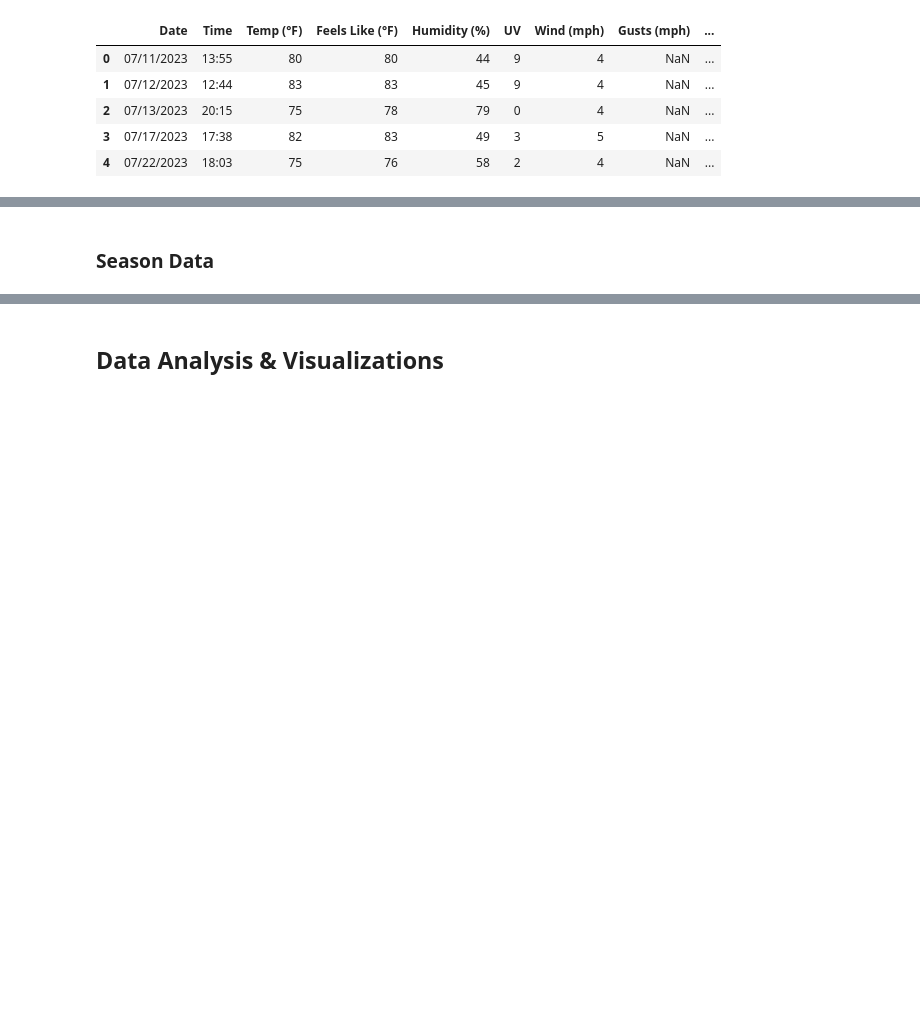
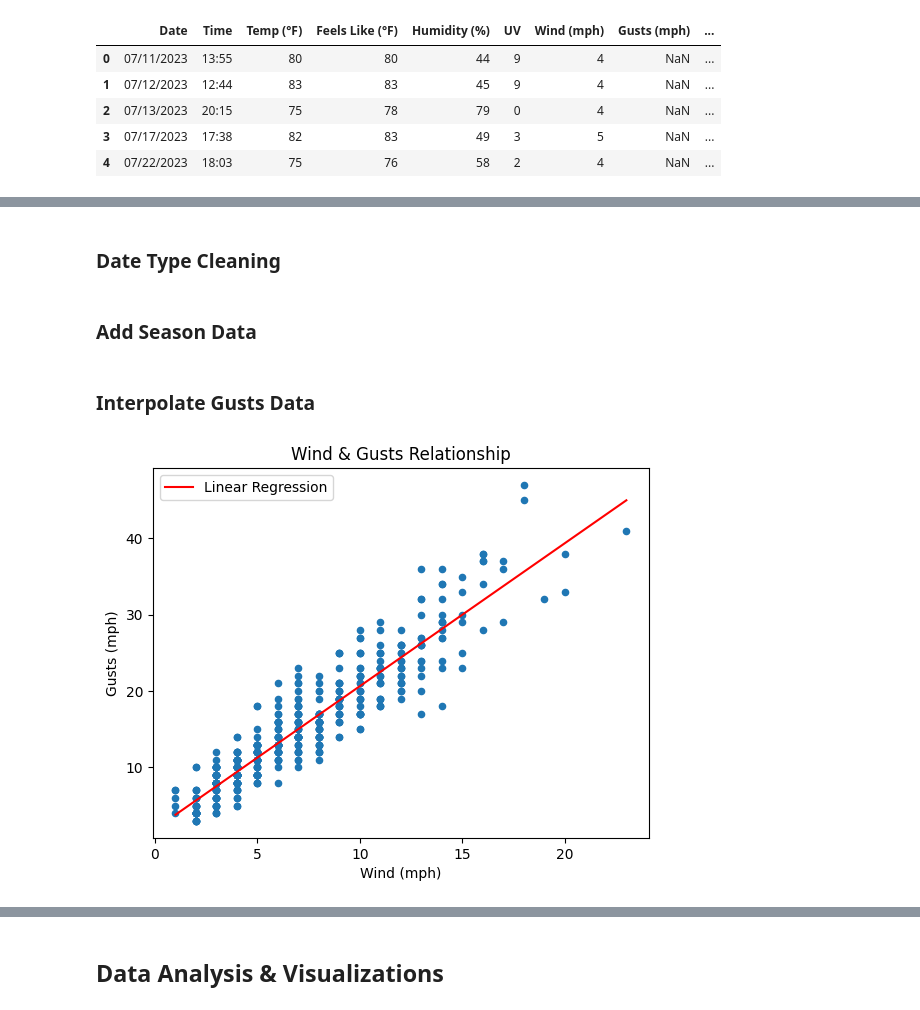
Before and after one commit to tikkikkit21/WeatherML, a Jupyter notebook: research.ipynb, the cells around one changed output, grey strips where cells are left out. Cells and saved outputs as stored; diff of their text form; code cells hidden in the pictures; blank space fills up the shorter version.

Commit message:
Add more visualizations & impute gust data

```diff
--- a/research.ipynb
+++ b/research.ipynb
@@ -35,8 +47,24 @@ df.head()
+# %%
+label_map = {
+    'Temp (°F)': 'Temp',
+    'Feels Like (°F)': 'Feels Like',
+    'Humidity (%)': 'Humidity',
+    'Wind (mph)': 'Wind',
+    'Gusts (mph)': 'Gusts',
+}
+df.rename(columns=label_map, inplace=True)
+# %% [markdown]
+### Date Type Cleaning
+# %%
+# convert humidity to decimal percents
+df['Humidity'] = df['Humidity'] / 100
+
+# convert dates to datetime
+df['Date'] = pd.to_datetime(df['Date'])
 # %% [markdown]
-### Season Data
+### Add Season Data
 # %%
-def get_season(date_str: str) -> str:
-    date = datetime.strptime(date_str, '%m/%d/%Y')
+def get_season(date: datetime) -> str:
     if date.month in [12, 1, 2]:
         return 'Winter'
     elif date.month in [3, 4, 5]:
@@ -47,3 +75,31 @@ def get_season(date_str: str) -> str:
         return 'Fall'
 
 df['Season'] = [get_season(date_str) for date_str in df['Date']]
+# %% [markdown]
+### Interpolate Gusts Data
+# %%
+df_gust = df.copy()
+
+# prep data
+non_missing = df_gust.dropna(subset=['Gusts'])
+missing = df_gust[df_gust['Gusts'].isnull()]
+
+X_train = non_missing[['Wind']].values
+y_train = non_missing['Gusts'].values
+
+# train model
+model = LinearRegression()
+model.fit(X_train, y_train)
+
+# plot data points & regression line
+m, b = model.coef_[0], model.intercept_
+x_line = np.linspace(df_gust['Wind'].values.min(), df_gust['Wind'].values.max())
+y_line = m * x_line + b
+df_gust.dropna().plot.scatter('Wind', 'Gusts');
+plt.plot(x_line, y_line, color='red', label='Linear Regression')
+plt.title('Wind & Gusts Relationship')
+plt.xlabel('Wind (mph)')
+plt.ylabel('Gusts (mph)')
+plt.legend();
+# %% [output]
+[figure, added]
```
Also changed, not shown: parts of 9 cells of this notebook.
